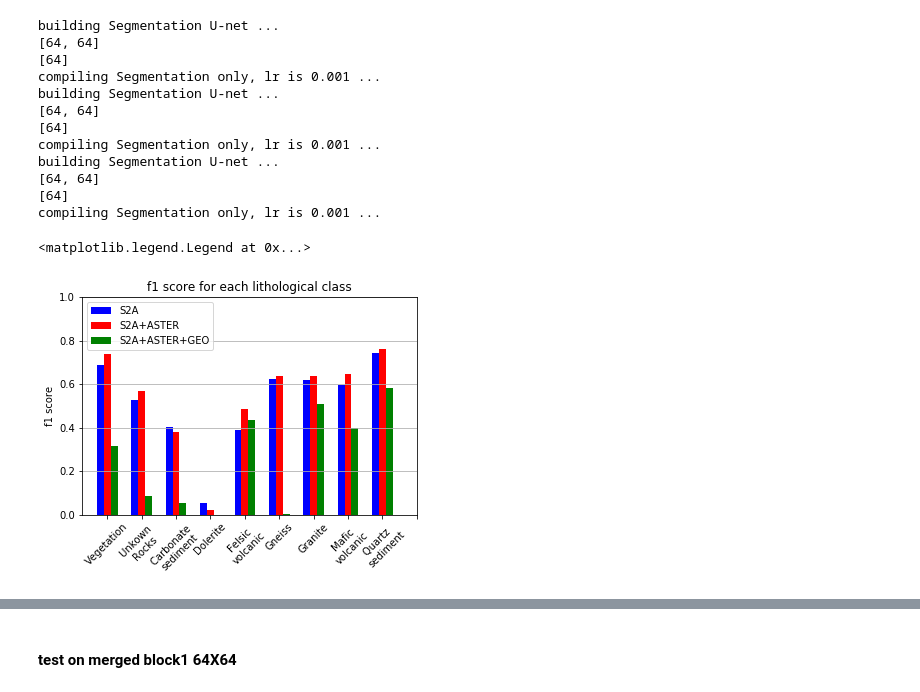
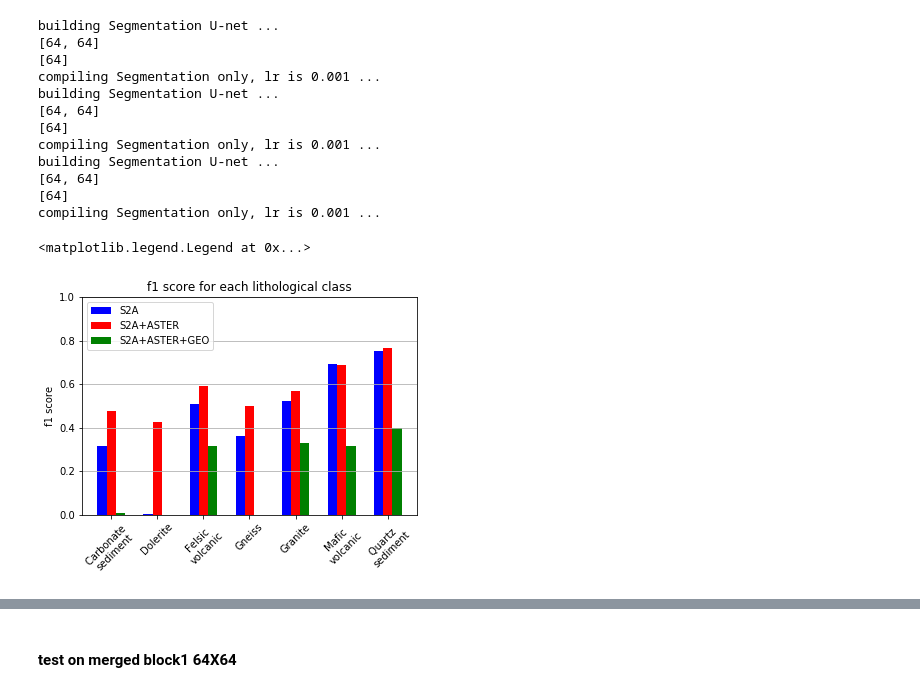
Before and after one commit to chenyz0601/DL-RockClassification, a Jupyter notebook: test.ipynb, the cells around one changed output, grey strips where cells are left out. Saved outputs shown, nothing was run; the diff lists cells and outputs as text; code cells hidden in the pictures.

```diff
--- a/test.ipynb
+++ b/test.ipynb
@@ -186,3 +173,8 @@ X_sag, Y_sag = get_XY(X_tst, Y_tst, 'sent_ast_geo')
+# %%
+X_sag = np.load('./data/block1_64/X_tst.npy')
+X_sa = X_sag[:,:,:,:16]
+X_s = X_sag[:,:,:,:10]
+Y_s = np.load('./data/block1_64/Y_tst.npy')
 # %%
 s_conv = AdvSeg(dtype='sent', dim_width=64, dim_height=64)
 sa_conv = AdvSeg(dtype='sent_ast', dim_width=64, dim_height=64)
@@ -204,18 +196,29 @@ building Segmentation U-net ...
 [64]
 compiling Segmentation only, lr is 0.001 ...
 # %%
-s_conv.load_weights('./Segmentation/Segmentation/sent/weights-76-0.66.hdf5')
-sa_conv.load_weights('./Segmentation/Segmentation/sent_ast/weights-72-0.68.hdf5')
-sag_conv.load_weights('./Segmentation/Segmentation/sent_ast_geo/weights-87-0.49.hdf5')
+s_conv.load_weights('./Segmentation/Segmentation-all/sent/weights-86-0.68.hdf5')
+sa_conv.load_weights('./Segmentation/Segmentation-all/sent_ast/weights-91-0.70.hdf5')
+sag_conv.load_weights('./Segmentation/Segmentation-all/sent_ast_geo/weights-87-0.49.hdf5')
 # %%
 p_s = s_conv.predict(X_s)
 p_sa = sa_conv.predict(X_sa)
 p_sag = sag_conv.predict(X_sag)
 # %%
 Y = np.argmax(Y_s, axis=3).flatten()
-p1 = np.argmax(p_s, axis=3).flatten()
-p2 = np.argmax(p_sa, axis=3).flatten()
-p3 = np.argmax(p_sag, axis=3).flatten()
+max1 = np.argmax(p_s, axis=3).flatten()
+max2 = np.argmax(p_sa, axis=3).flatten()
+max3 = np.argmax(p_sag, axis=3).flatten()
+score1 = np.max(p_s, axis=3).flatten()
+score2 = np.max(p_sa, axis=3).flatten()
+score3 = np.max(p_sag, axis=3).flatten()
+# %%
+th = 0.5
+p1 = np.copy(max1)
+p1[score1 < th] = 1
+p2 = np.copy(max2)
+p2[score2 < th] = 1
+p3 = np.copy(max3)
+p3[score3 < th] = 1
 # %%
 pr1, re1, fs1, s1 = metrics.precision_recall_fscore_support(Y, p1, labels=np.unique(Y))
 pr2, re2, fs2, s2 = metrics.precision_recall_fscore_support(Y, p2, labels=np.unique(Y))
@@ -223,14 +229,14 @@ pr3, re3, fs3, s3 = metrics.precision_recall_fscore_support(Y, p3, labels=np.uni
 # %%
 ax = plt.subplot(111)
 plt.ylim(0., 1.)
-ax.bar(np.arange(9)-0.2, fs1[:], width=0.2, color='b', align='center', label='S2A')
-ax.bar(np.arange(9), fs2[:], width=0.2, color='r', align='center', label='S2A+ASTER')
-ax.bar(np.arange(9)+0.2, fs3[:], width=0.2, color='g', align='center', label='S2A+ASTER+GEO')
-plt.xticks(np.arange(10), [cls_names[i] for i in np.unique(Y)], rotation=45)
+ax.bar(np.arange(7)-0.2, fs1[2:], width=0.2, color='b', align='center', label='S2A')
+ax.bar(np.arange(7), fs2[2:], width=0.2, color='r', align='center', label='S2A+ASTER')
+ax.bar(np.arange(7)+0.2, fs3[2:], width=0.2, color='g', align='center', label='S2A+ASTER+GEO')
+plt.xticks(np.arange(7), [cls_names[i] for i in np.unique(Y)[2:]], rotation=45)
 plt.ylabel('f1 score')
 plt.gca().yaxis.grid(True)
 plt.title('f1 score for each lithological class')
 plt.legend()
 # %% [output]
 <matplotlib.legend.Legend at 0x...>
-[figure, old version]
+[figure, new version]
```
Also changed, not shown: parts of 32 cells of this notebook.
